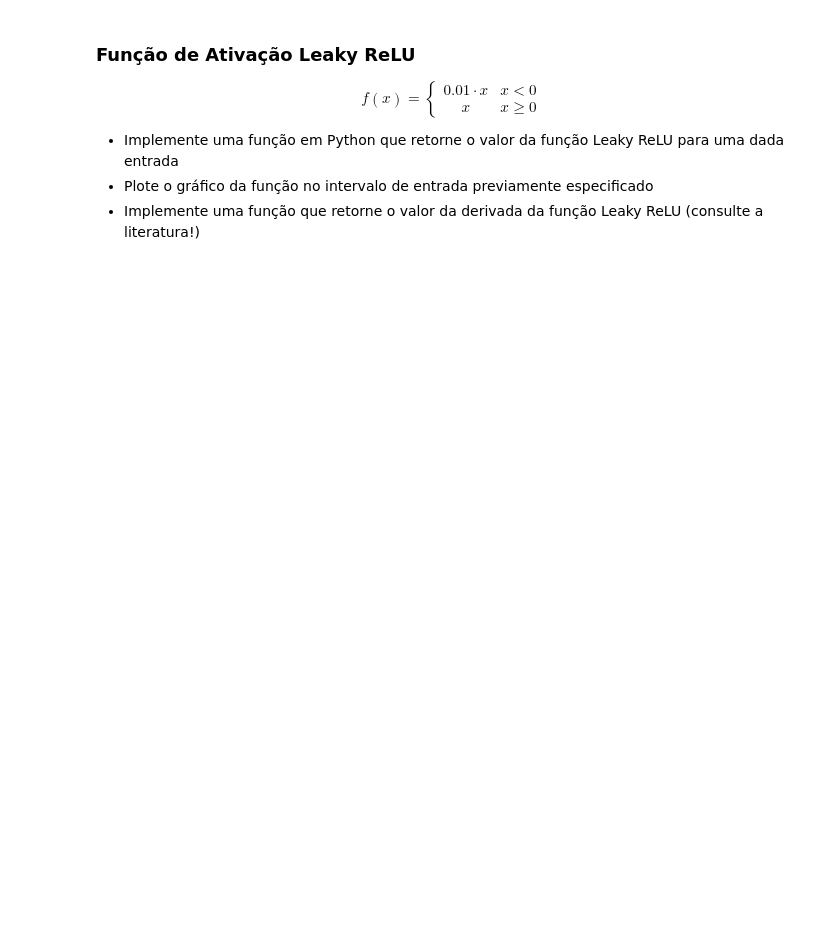
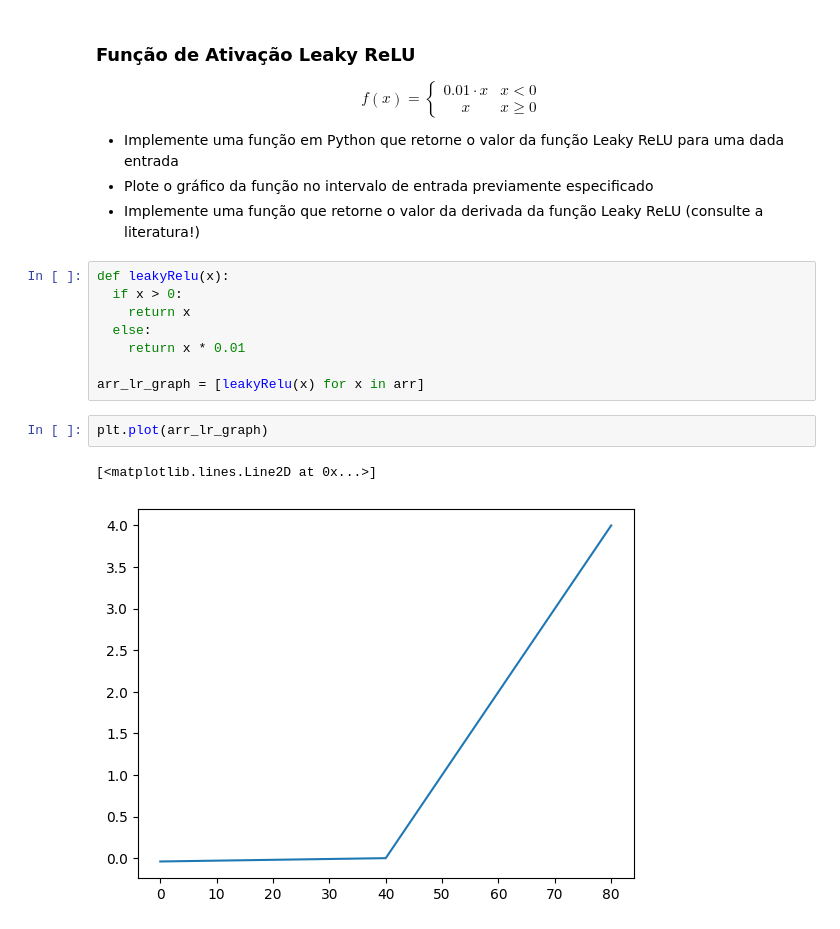
Before and after one commit to nezi404/redes_neurais, a Jupyter notebook: Funções_de_Ativação.ipynb, the cells around one changed output. Drawn from its saved outputs; the diff is of its cells as text; blank space fills up the shorter version.

```diff
--- a/Funções_de_Ativação.ipynb
+++ b/Funções_de_Ativação.ipynb
@@ -196,3 +231,16 @@ x & x \geq 0
 - Implemente uma função em Python que retorne o valor da função Leaky ReLU para uma dada entrada
 - Plote o gráfico da função no intervalo de entrada previamente especificado
 - Implemente uma função que retorne o valor da derivada da função Leaky ReLU (consulte a literatura!)
+# %%
+def leakyRelu(x):
+  if x > 0:
+    return x
+  else:
+    return x * 0.01
+
+arr_lr_graph = [leakyRelu(x) for x in arr]
+# %%
+plt.plot(arr_lr_graph)
+# %% [output]
+[<matplotlib.lines.Line2D at 0x...>]
+[figure, added]
```
Also changed, not shown: parts of 7 cells of this notebook.
